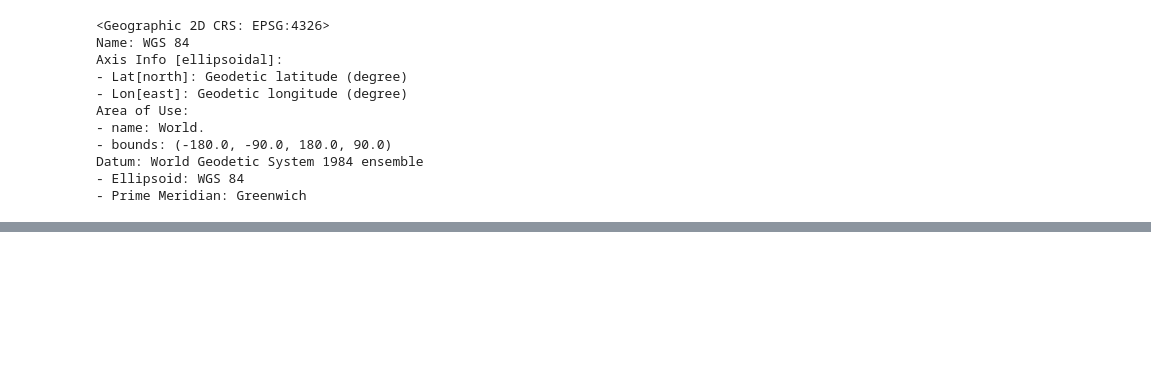
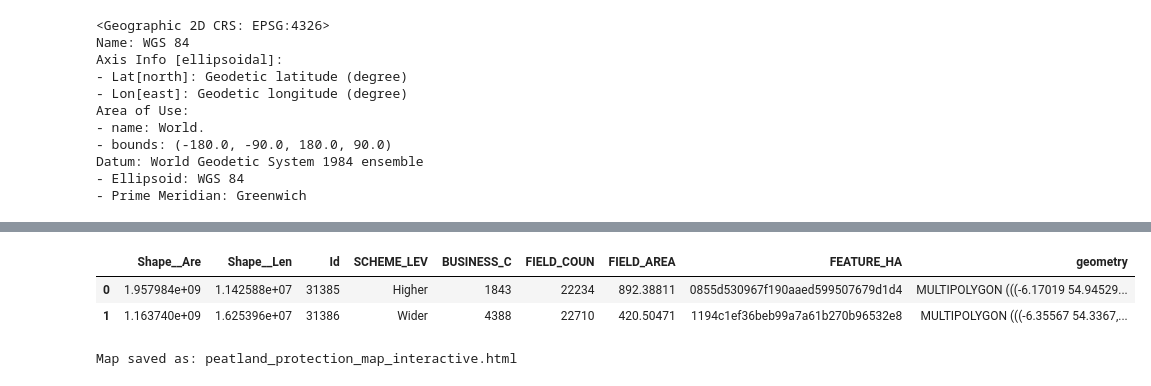
Before and after one commit to Elwin435/assignment, a Jupyter notebook: assignment/Peatland Protection Map.ipynb, the cells around one changed output, grey strips where cells are left out. Cells and saved outputs as stored; diff of their text form; code cells hidden in the pictures; blank space fills up the shorter version.

```diff
--- a/assignment/Peatland Protection Map.ipynb
+++ b/assignment/Peatland Protection Map.ipynb
@@ -94,3 +150,9 @@ Datum: World Geodetic System 1984 ensemble
+# %%
+scheme_data.head(10)
+# %% [output]
+|  | Shape__Are | Shape__Len | Id | SCHEME_LEV | BUSINESS_C | FIELD_COUN | FIELD_AREA | FEATURE_HA | geometry |
+| 0 | 1.957984e+09 | 1.142588e+07 | 31385 | Higher | 1843 | 22234 | 892.38811 | 0855d530967f190aaed599507679d1d4 | MULTIPOLYGON (((-6.17019 54.94529... |
+| 1 | 1.163740e+09 | 1.625396e+07 | 31386 | Wider | 4388 | 22710 | 420.50471 | 1194c1ef36beb99a7a61b270b96532e8 | MULTIPOLYGON (((-6.35567 54.3367,... |
 # %%
 def classify_peatland(peat, assi, aonb):
     """
@@ -110,0 +243,15 @@ def classify_peatland(peat, assi, aonb):
+# %%
+# Load all datasets
+peat, assi, aonb, trails, scheme_data = load_and_prepare_data()
+
+# Classify protected status
+protected_peat, unprotected_peat = classify_peatland(peat, assi, aonb)
+
+# Build the map with layers
+m = create_interactive_map(protected_peat, unprotected_peat, trails, scheme_data)
+
+# Save map as HTML file
+m.save("peatland_protection_map_interactive.html")
+print("Map saved as: peatland_protection_map_interactive.html")
+# %% [output]
+Map saved as: peatland_protection_map_interactive.html
```
Also changed, not shown: parts of 8 cells of this notebook.
